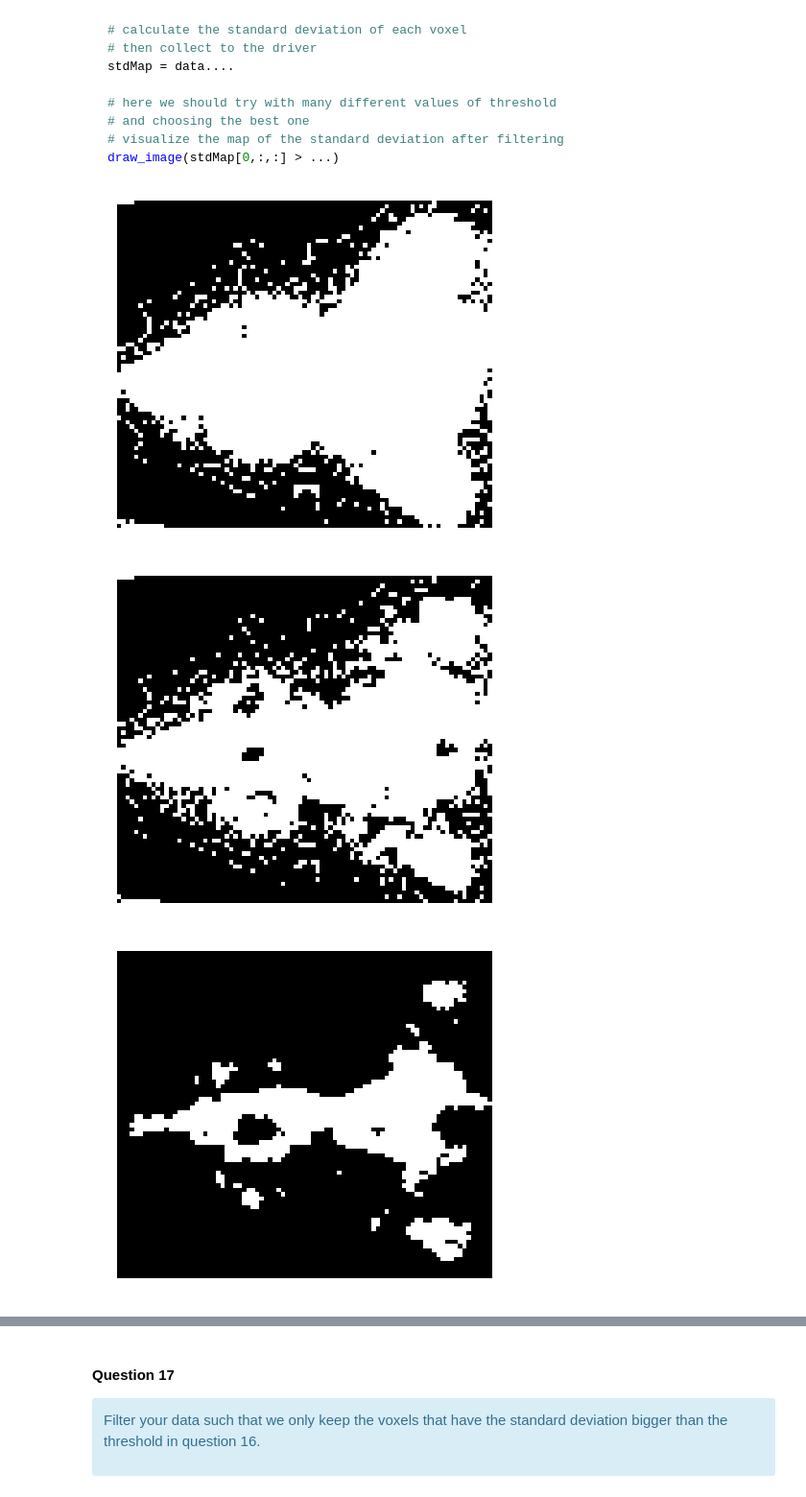
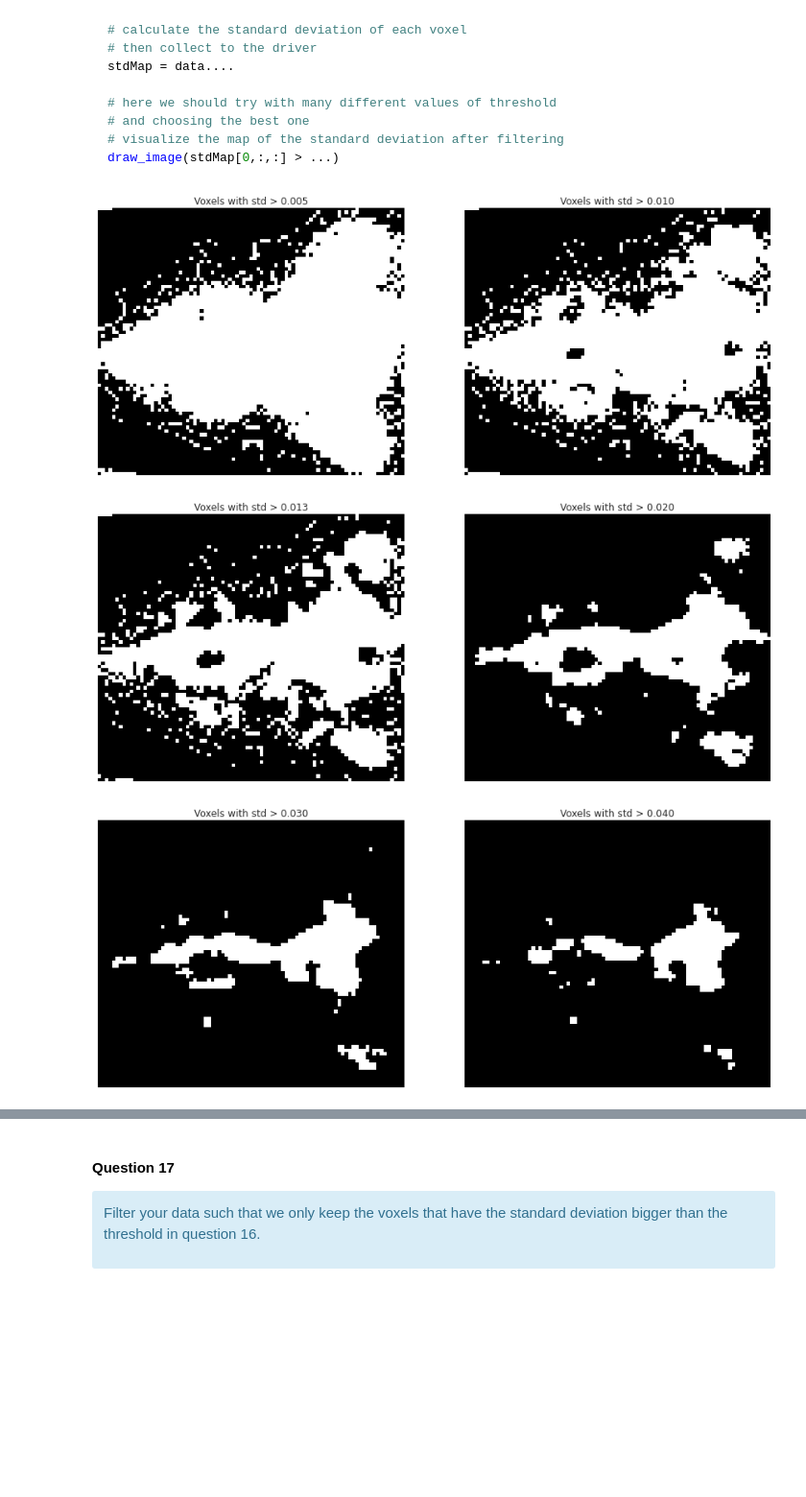
Before and after one commit to alegaballo/AML, a Jupyter notebook: [Lecture 11+12] Analyzing Neuroimaging Data with PySpark and Thunder.ipynb, the cells around one changed output, grey strips where cells are left out. Shown at 96% size. Cells and saved outputs as stored; diff of their text form; code cells hidden in the pictures; blank space fills up the shorter version.

```diff
--- a/[Lecture 11+12] Analyzing Neuroimaging Data with PySpark and Thunder.ipynb
+++ b/[Lecture 11+12] Analyzing Neuroimaging Data with PySpark and Thunder.ipynb
@@ -1074,14 +1065,23 @@ draw_image(stdMap[0,:,:] > ...)
 # %%
 # calculate the standard deviation of each voxel
 # then collect to the driver
 stdMap = data.map(lambda vox : vox.std()).toarray().reshape(2, 76, 87)
 
 # here we should try with many different values of threshold
 # and choosing the best one
 # visualize the map of the standard deviation after filtering
-for t in [0.005, 0.01, 0.02, 0.03, 0.04]:
-    draw_image(stdMap[0,:,:] > t)
+thresholds = [0.005, 0.01, 0.0125, 0.02, 0.03, 0.04]
+for i,t in enumerate(thresholds):
+    if i % 2 == 0:
+        imgs = []
+        imgs.append(stdMap[0,:,:] > t)
+    else:
+        imgs.append(stdMap[0,:,:] > t)
+        plot_layers_row(imgs, 2, title=["Voxels with std > {:.3f}".format(thresholds[i-1]),
+                                        "Voxels with std > {:.3f}".format(thresholds[i])])
+#     draw_image(stdMap[0,:,:] > t)
+#     plot_layers_row(stdMap > t, 2)
 # %% [output]
-[figure, old version]
+[figure, new version]
-[figure, old version]
+[figure, new version]
-[figure, old version]
+[figure, new version]
```
Also changed, not shown: parts of 51 cells of this notebook.
